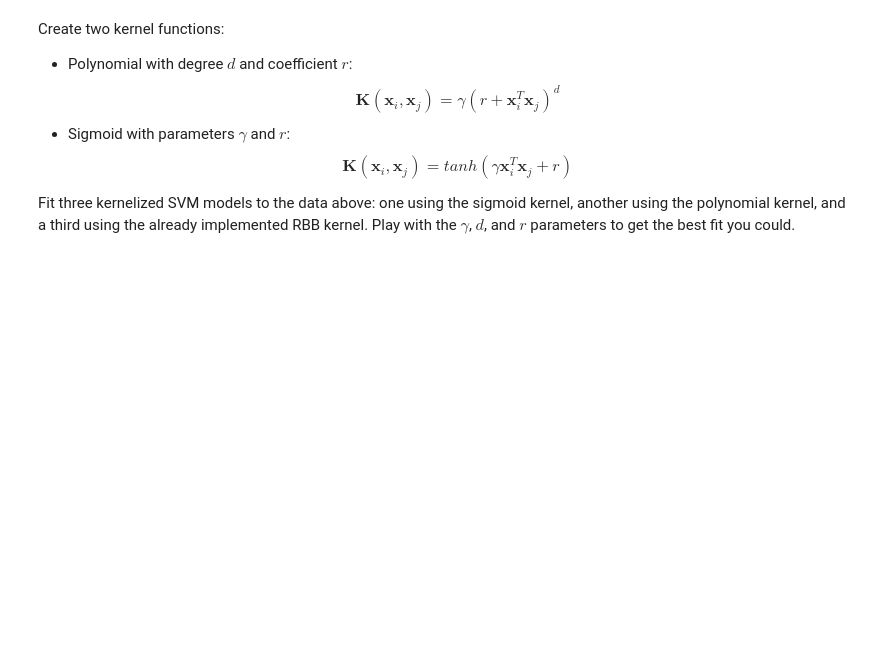
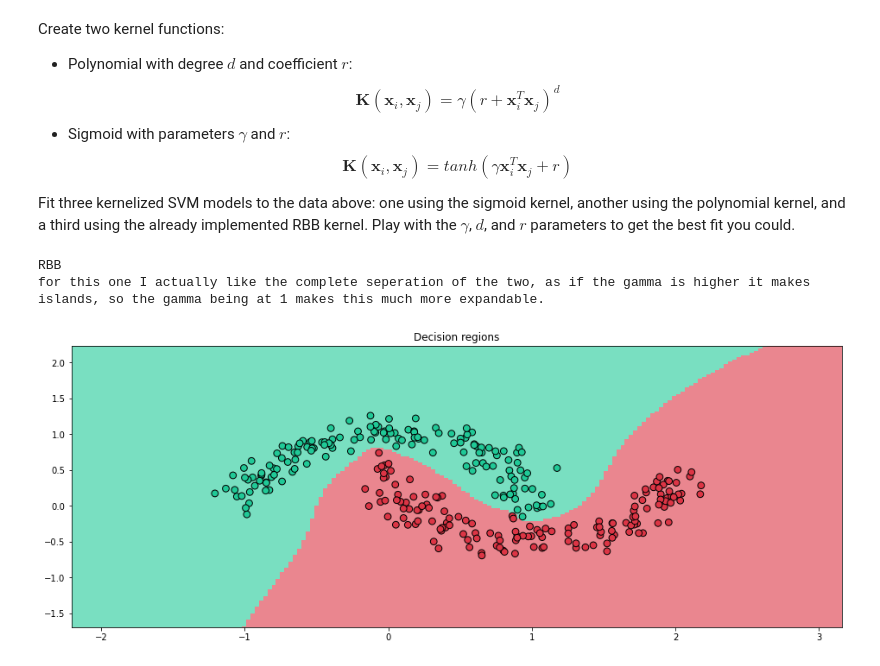
Before and after one commit to jasonsommer/cs6600-notebooks, a Jupyter notebook: 08.B-suppoert_vector_machines.ipynb, the cells around one changed output. Drawn from its saved outputs; the diff is of its cells as text; code cells hidden in the pictures; blank space fills up the shorter version.

```diff
--- a/08.B-suppoert_vector_machines.ipynb
+++ b/08.B-suppoert_vector_machines.ipynb
@@ -319,7 +319,7 @@ class KernelizedSVM:
 
         XX = np.apply_along_axis(
             lambda x1 : np.apply_along_axis(
-                lambda x2:  self.kernel(x1, x2), 1, X
+                lambda x2: (self.kernel(x1, x2)), 1, X
             ), 1, X)
         yp = y.reshape(-1, 1)
         G = XX * np.matmul(yp, yp.T)
@@ -356,9 +356,9 @@ class KernelizedSVM:
     def predict(self, unseen):
         def predict_one(x):
             def sum_i(i):
-                return self.kernel(self.sv_x[i], x) * self.alpha_y[i]
+                return (self.kernel(self.sv_x[i], x) * self.alpha_y[i])
 
-            return np.apply_along_axis(sum_i, 1,  np.arange(self.sv_N).reshape(-1, 1)).sum()
+            return (np.apply_along_axis(sum_i, 1,  np.arange(self.sv_N).reshape(-1, 1)).sum())
 
         h = np.apply_along_axis(predict_one, 1, unseen) + self.b
         return 2 * (h > 0) - 1
@@ -423,0 +422,16 @@ Fit three kernelized SVM models to the data above: one using the sigmoid kernel,
+# %%
+d = np.concatenate((X, y.reshape(len(y), 1)), axis=1)
+ds = my.DataSet(pd.DataFrame(d, columns=['x1', 'x2', 'y']), y=True)
+ds.examples.iloc[:, -1] = ds.examples.iloc[:, -1].apply(lambda x: -1 if x == 0 else 1)
+svm = KernelizedSVM(ds, gamma=1)
+svm.fit()
+
+fig = plt.figure(figsize=(16, 6))
+ax = fig.subplots(1, 1)
+print("RBB")
+print("for this one I actually like the complete seperation of the two, as if the gamma is higher it makes islands, so the gamma being at 1 makes this much more expandable.")
+my.plot_decision_regions(ds.inputs, ds.target, svm, resolution=0.03, ax=ax)
+# %% [output]
+RBB
+for this one I actually like the complete seperation of the two, as if the gamma is higher it makes islands, so the gamma being at 1 makes this much more expandable.
+[figure, added]
```
Also changed, not shown: parts of 4 cells of this notebook.
